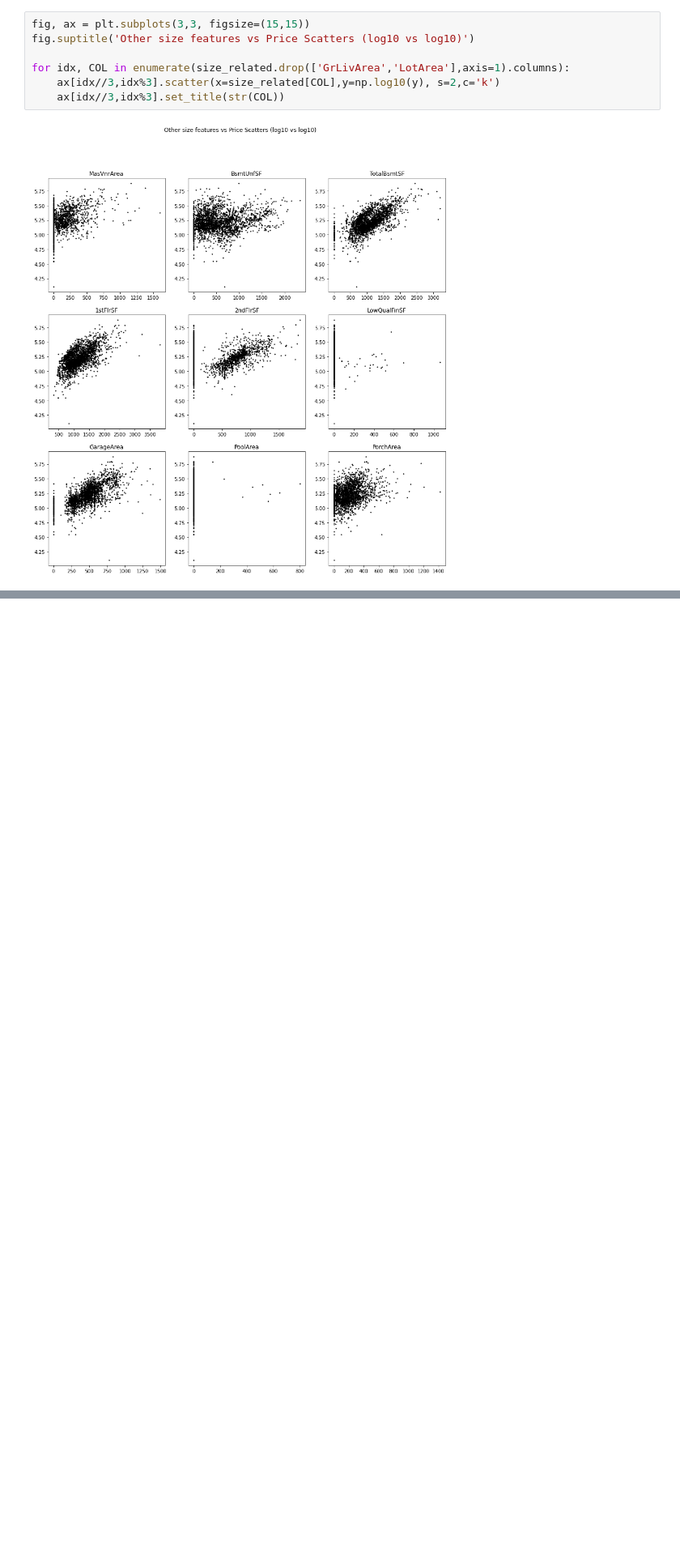
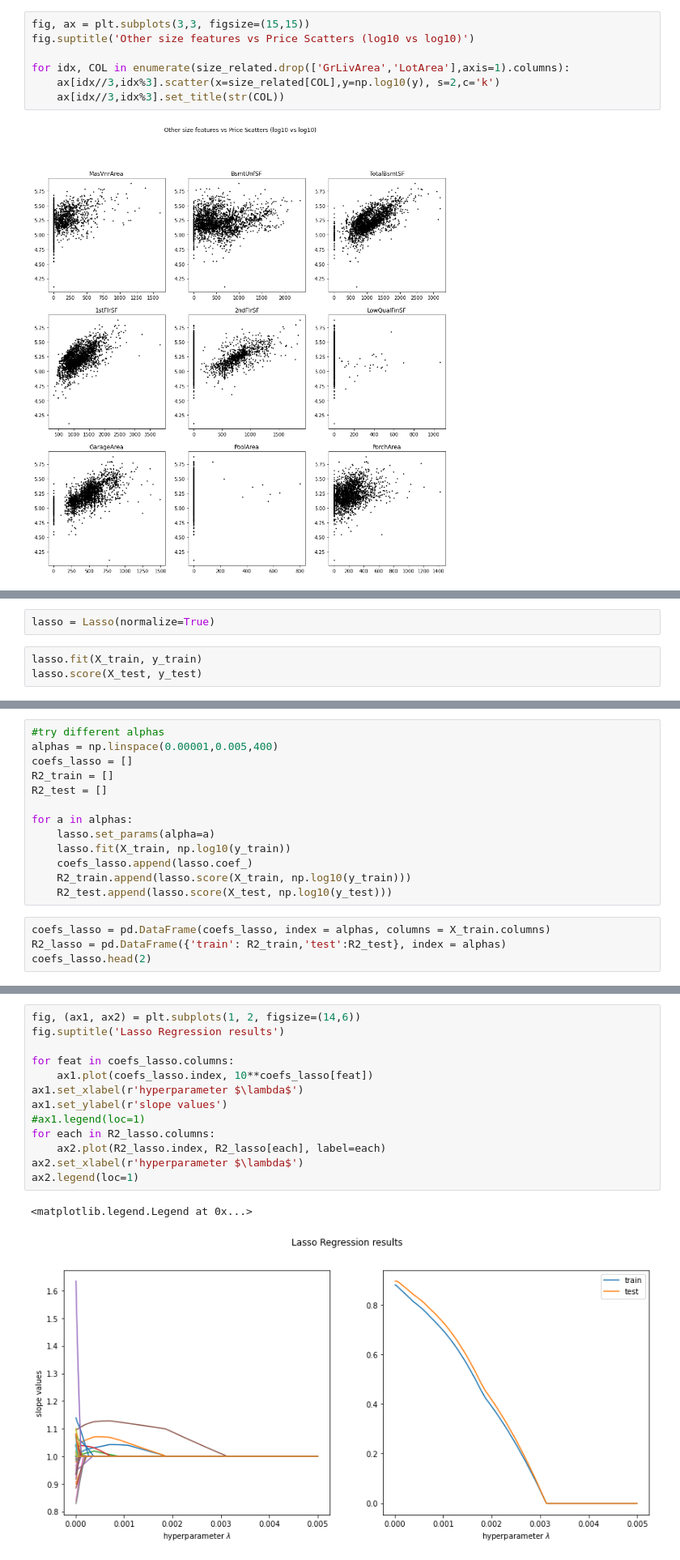
Before and after one commit to dnie44/nycdatascience_ML_project, a Jupyter notebook: daniel/4_All_Useful_Feats.ipynb, the cells around one changed output, grey strips where cells are left out. Shown: that part at 81% size. Saved outputs shown, nothing was run; the diff lists cells and outputs as text; blank space fills up the shorter version.

Commit message:
dan: attempted regression with all features, small r2 improvement with randomforest

```diff
--- a/daniel/All_Useful_Feats.ipynb
+++ b/daniel/4_All_Useful_Feats.ipynb
@@ -202,0 +229,5 @@ for idx, COL in enumerate(size_related.drop(['GrLivArea','LotArea'],axis=1).colu
+# %%
+lasso = Lasso(normalize=True)
+# %%
+lasso.fit(X_train, y_train)
+lasso.score(X_test, y_test)
@@ -202,0 +236,17 @@ for idx, COL in enumerate(size_related.drop(['GrLivArea','LotArea'],axis=1).colu
+# %%
+#try different alphas
+alphas = np.linspace(0.00001,0.005,400)
+coefs_lasso = []
+R2_train = []
+R2_test = []
+
+for a in alphas:
+    lasso.set_params(alpha=a)
+    lasso.fit(X_train, np.log10(y_train))
+    coefs_lasso.append(lasso.coef_)
+    R2_train.append(lasso.score(X_train, np.log10(y_train)))
+    R2_test.append(lasso.score(X_test, np.log10(y_test)))
+# %%
+coefs_lasso = pd.DataFrame(coefs_lasso, index = alphas, columns = X_train.columns)
+R2_lasso = pd.DataFrame({'train': R2_train,'test':R2_test}, index = alphas)
+coefs_lasso.head(2)
@@ -202,0 +257,16 @@ for idx, COL in enumerate(size_related.drop(['GrLivArea','LotArea'],axis=1).colu
+# %%
+fig, (ax1, ax2) = plt.subplots(1, 2, figsize=(14,6))
+fig.suptitle('Lasso Regression results')
+
+for feat in coefs_lasso.columns:
+    ax1.plot(coefs_lasso.index, 10**coefs_lasso[feat])
+ax1.set_xlabel(r'hyperparameter $\lambda$')
+ax1.set_ylabel(r'slope values')
+#ax1.legend(loc=1)
+for each in R2_lasso.columns:
+    ax2.plot(R2_lasso.index, R2_lasso[each], label=each)
+ax2.set_xlabel(r'hyperparameter $\lambda$')
+ax2.legend(loc=1)
+# %% [output]
+<matplotlib.legend.Legend at 0x...>
+[figure, added]
```
Also changed, not shown: parts of 27 cells of this notebook.
